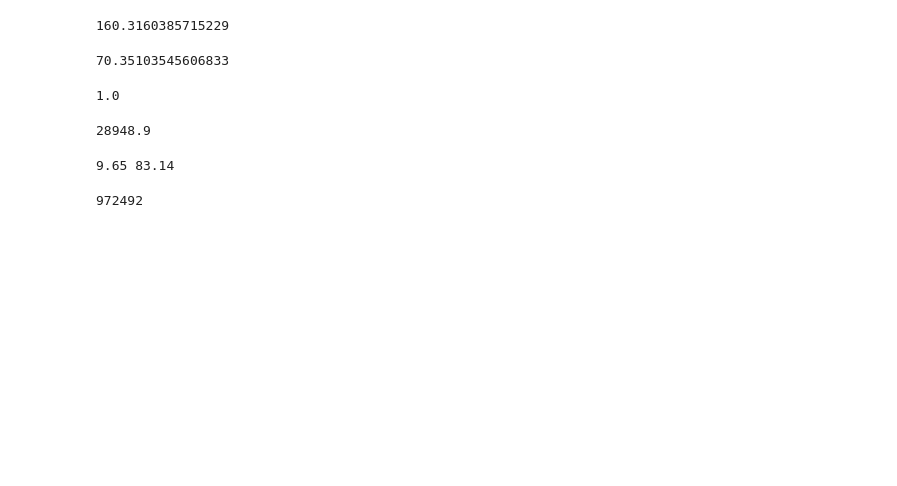
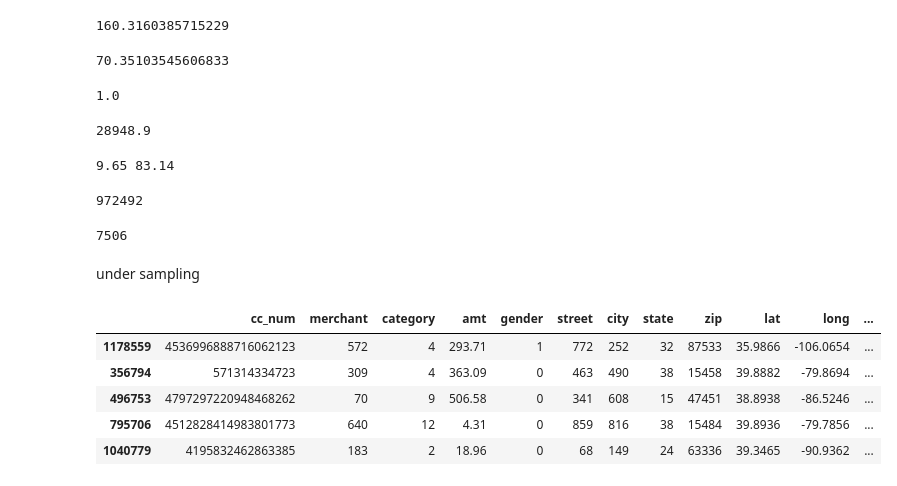
Before and after one commit to jacob-siby/creditcardfraud, a Jupyter notebook: CreditCardFraud.ipynb, the cells around one changed output. Saved outputs shown, nothing was run; the diff lists cells and outputs as text; code cells hidden in the pictures; blank space fills up the shorter version.

```diff
--- a/CreditCardFraud.ipynb
+++ b/CreditCardFraud.ipynb
@@ -89,0 +86,3 @@ df.to_csv('processedFile.csv')
+# %%
+
+df["dob"] =  pd.to_datetime(df["dob"], format="%Y/%m/%d")
@@ -261,3 +281,29 @@ print(Q1,Q3)
 len(np.where(df['amt']<83.14)[0])
 # %% [output]
 972492
+# %%
+len(np.where(df['is_fraud']==1)[0])
+# %% [output]
+7506
+# %% [markdown]
+under sampling
+# %%
+df = df.sample(frac=1)
+
+# amount of fraud classes 492 rows.
+fraud_df = df.loc[df['is_fraud'] == 1]
+non_fraud_df = df.loc[df['is_fraud'] == 0][:7506]
+
+normal_distributed_df = pd.concat([fraud_df, non_fraud_df])
+
+# Shuffle dataframe rows
+new_df = normal_distributed_df.sample(frac=1, random_state=42)
+
+new_df.head()
+# %% [output]
+|  | cc_num | merchant | category | amt | gender | street | city | state | zip | lat | long | ... |
+| 1178559 | 4536996888716062123 | 572 | 4 | 293.71 | 1 | 772 | 252 | 32 | 87533 | 35.9866 | -106.0654 | ... |
+| 356794 | 571314334723 | 309 | 4 | 363.09 | 0 | 463 | 490 | 38 | 15458 | 39.8882 | -79.8694 | ... |
+| 496753 | 4797297220948468262 | 70 | 9 | 506.58 | 0 | 341 | 608 | 15 | 47451 | 38.8938 | -86.5246 | ... |
+| 795706 | 4512828414983801773 | 640 | 12 | 4.31 | 0 | 859 | 816 | 38 | 15484 | 39.8936 | -79.7856 | ... |
+| 1040779 | 4195832462863385 | 183 | 2 | 18.96 | 0 | 68 | 149 | 24 | 63336 | 39.3465 | -90.9362 | ... |
```
Also changed, not shown: parts of 19 cells of this notebook.
